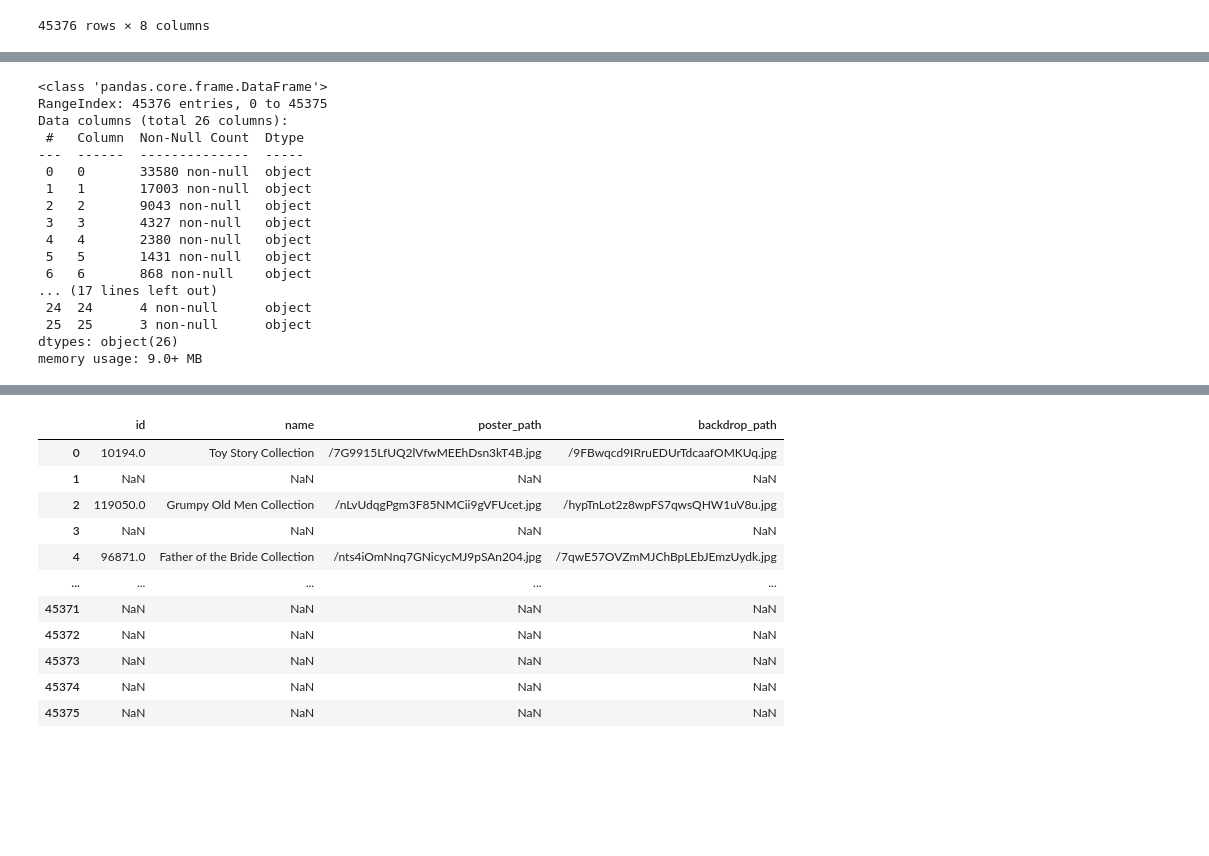
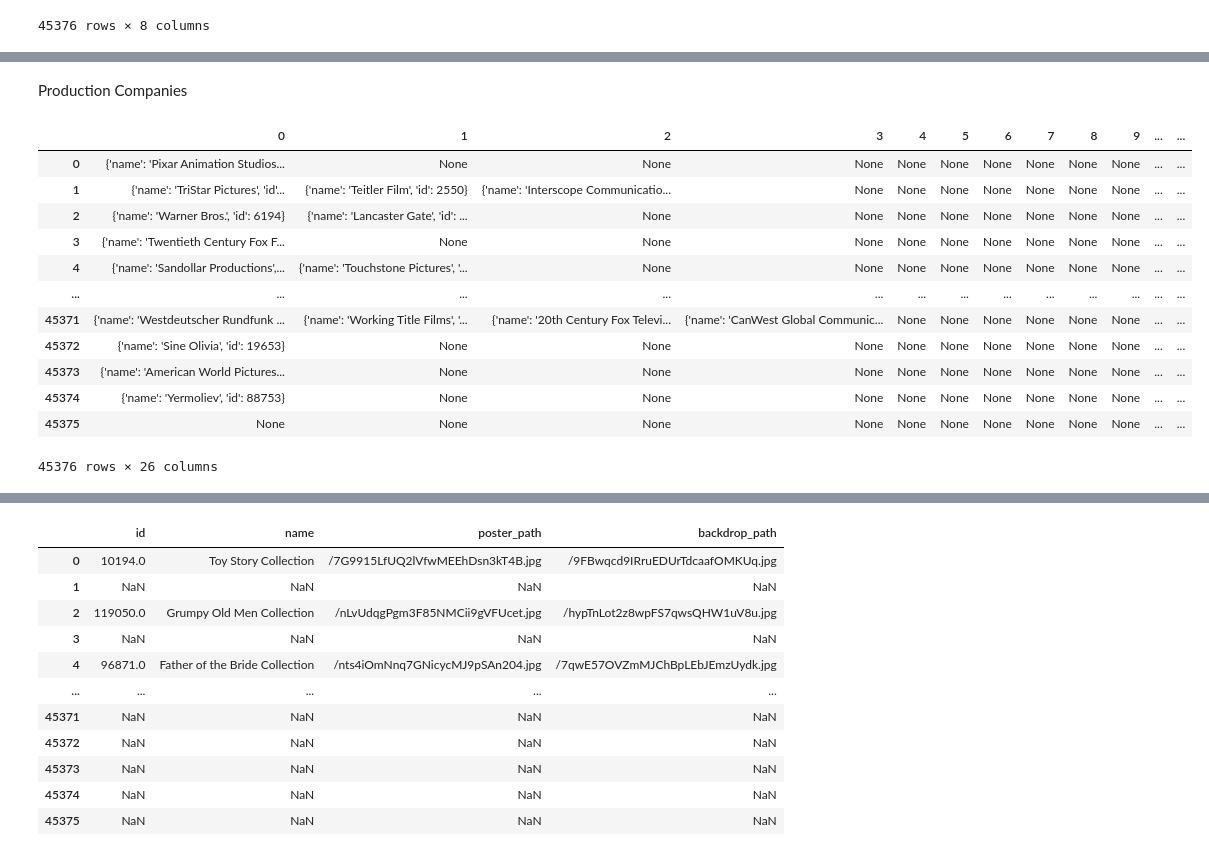
Before and after one commit to FSanchezB/Proyecto-Individual-1-1ML, a Jupyter notebook: Notebooks/Transformaciones_movies.ipynb, the cells around one changed output, grey strips where cells are left out. Cells and saved outputs as stored; diff of their text form; code cells hidden in the pictures; blank space fills up the shorter version.

Commit message:
ML comenzado
Data para ml lista, EDA abierto y transformaciones movies terminado, comienza eda y ml y finalizando solo quedaria el deployment

```diff
--- a/Notebooks/Transformaciones_movies.ipynb
+++ b/Notebooks/Transformaciones_movies.ipynb
@@ -318,22 +383,20 @@ generos
+# %% [markdown]
+Production Companies
 # %%
 prod_comp=df_movies['production_companies'].apply(conversion_diccionario)
 prod_comp=pd.json_normalize(prod_comp)
-prod_comp.info()
+prod_comp
 # %% [output]
+|  | 0 | 1 | 2 | 3 | 4 | 5 | 6 | 7 | 8 | 9 | ... | ... |
+| 0 | {'name': 'Pixar Animation Studios... | None | None | None | None | None | None | None | None | None | ... | ... |
+| 1 | {'name': 'TriStar Pictures', 'id'... | {'name': 'Teitler Film', 'id': 2550} | {'name': 'Interscope Communicatio... | None | None | None | None | None | None | None | ... | ... |
+| 2 | {'name': 'Warner Bros.', 'id': 6194} | {'name': 'Lancaster Gate', 'id': ... | None | None | None | None | None | None | None | None | ... | ... |
+| 3 | {'name': 'Twentieth Century Fox F... | None | None | None | None | None | None | None | None | None | ... | ... |
+| 4 | {'name': 'Sandollar Productions',... | {'name': 'Touchstone Pictures', '... | None | None | None | None | None | None | None | None | ... | ... |
+| ... | ... | ... | ... | ... | ... | ... | ... | ... | ... | ... | ... | ... |
+| 45371 | {'name': 'Westdeutscher Rundfunk ... | {'name': 'Working Title Films', '... | {'name': '20th Century Fox Televi... | {'name': 'CanWest Global Communic... | None | None | None | None | None | None | ... | ... |
+| 45372 | {'name': 'Sine Olivia', 'id': 19653} | None | None | None | None | None | None | None | None | None | ... | ... |
+| 45373 | {'name': 'American World Pictures... | None | None | None | None | None | None | None | None | None | ... | ... |
+| 45374 | {'name': 'Yermoliev', 'id': 88753} | None | None | None | None | None | None | None | None | None | ... | ... |
+| 45375 | None | None | None | None | None | None | None | None | None | None | ... | ... |
-<class 'pandas.core.frame.DataFrame'>
-RangeIndex: 45376 entries, 0 to 45375
-Data columns (total 26 columns):
- #   Column  Non-Null Count  Dtype
----  ------  --------------  -----
- 0   0       33580 non-null  object
- 1   1       17003 non-null  object
- 2   2       9043 non-null   object
- 3   3       4327 non-null   object
- 4   4       2380 non-null   object
- 5   5       1431 non-null   object
- 6   6       868 non-null    object
-... (17 lines left out)
- 24  24      4 non-null      object
- 25  25      3 non-null      object
-dtypes: object(26)
-memory usage: 9.0+ MB
+45376 rows × 26 columns
```
Also changed, not shown: parts of 34 cells of this notebook, 2 other files.
